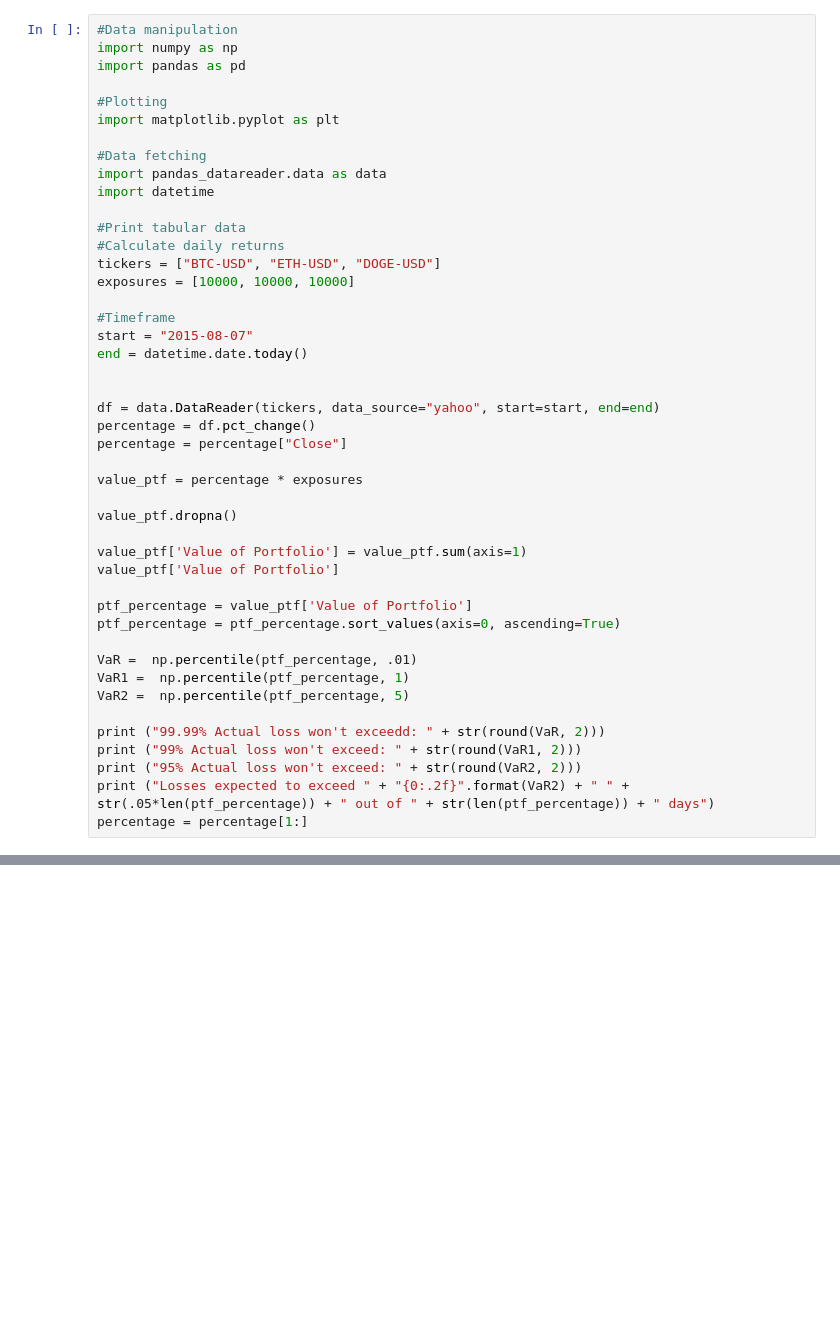
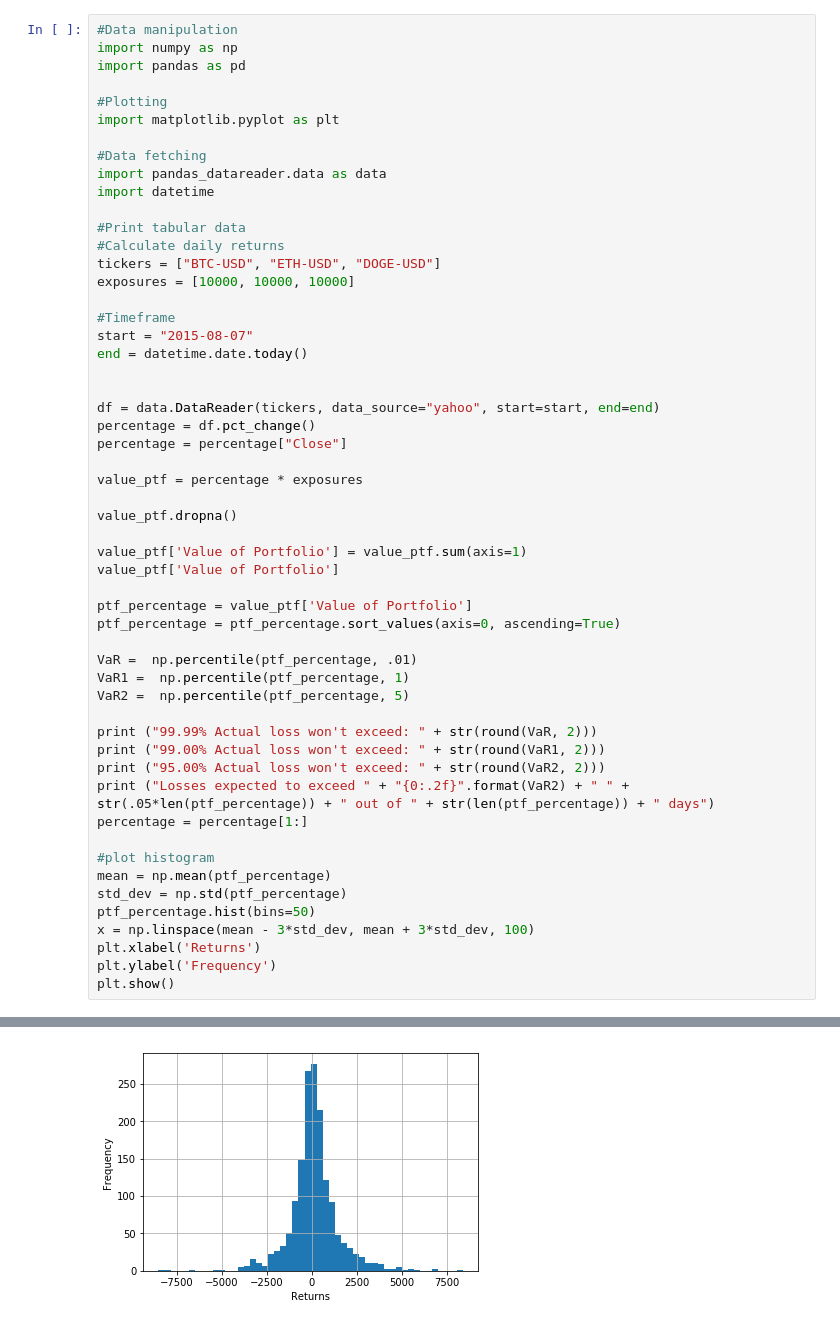
Before and after one commit to Lukeshirleyx/VaR-Plutus21-Template, a Jupyter notebook: Value at Risk.ipynb, the cells around one changed output, grey strips where cells are left out. Drawn from its saved outputs; the diff is of its cells as text; blank space fills up the shorter version.

Commit message:
Added Histogram

```diff
--- a/Value at Risk.ipynb
+++ b/Value at Risk.ipynb
@@ -38,9 +38,18 @@ VaR =  np.percentile(ptf_percentage, .01)
 VaR1 =  np.percentile(ptf_percentage, 1)
 VaR2 =  np.percentile(ptf_percentage, 5)
 
-print ("99.99% Actual loss won't exceedd: " + str(round(VaR, 2)))
-print ("99% Actual loss won't exceed: " + str(round(VaR1, 2)))
-print ("95% Actual loss won't exceed: " + str(round(VaR2, 2)))
+print ("99.99% Actual loss won't exceed: " + str(round(VaR, 2)))
+print ("99.00% Actual loss won't exceed: " + str(round(VaR1, 2)))
+print ("95.00% Actual loss won't exceed: " + str(round(VaR2, 2)))
 print ("Losses expected to exceed " + "{0:.2f}".format(VaR2) + " " + str(.05*len(ptf_percentage)) + " out of " + str(len(ptf_percentage)) + " days")
 percentage = percentage[1:]
+
+#plot histogram
+mean = np.mean(ptf_percentage)
+std_dev = np.std(ptf_percentage)
+ptf_percentage.hist(bins=50)
+x = np.linspace(mean - 3*std_dev, mean + 3*std_dev, 100)
+plt.xlabel('Returns')
+plt.ylabel('Frequency')
+plt.show()
 # %% [output]
@@ -50 +59,2 @@ percentage = percentage[1:]
 Losses expected to exceed -1926.67 80.0 out of 1600 days
+[figure, added]
```
Also changed, not shown: parts of 1 cell of this notebook.
